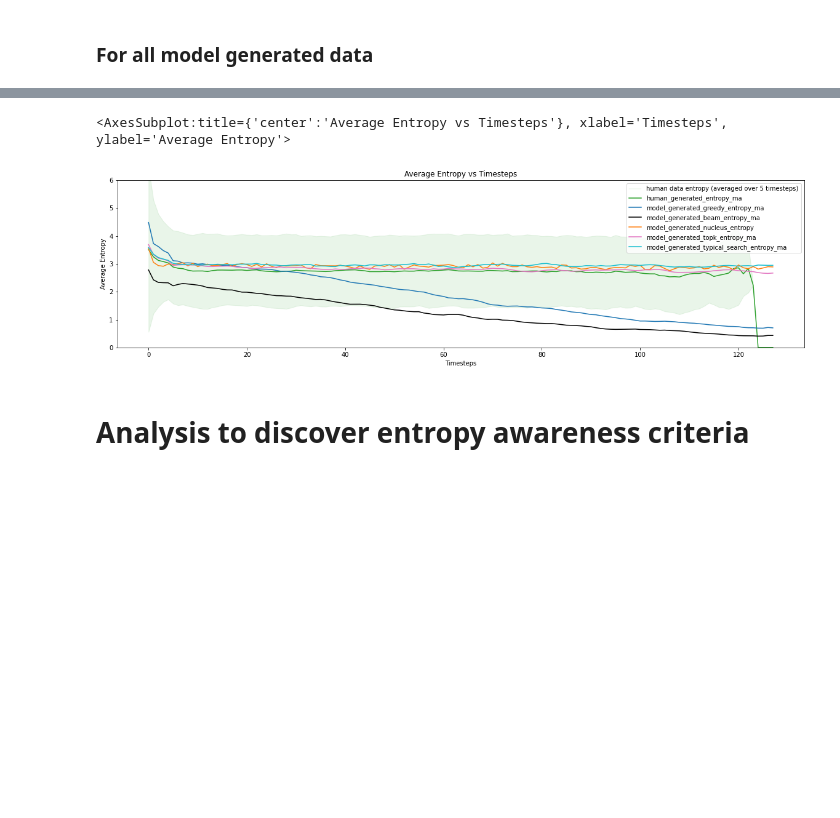
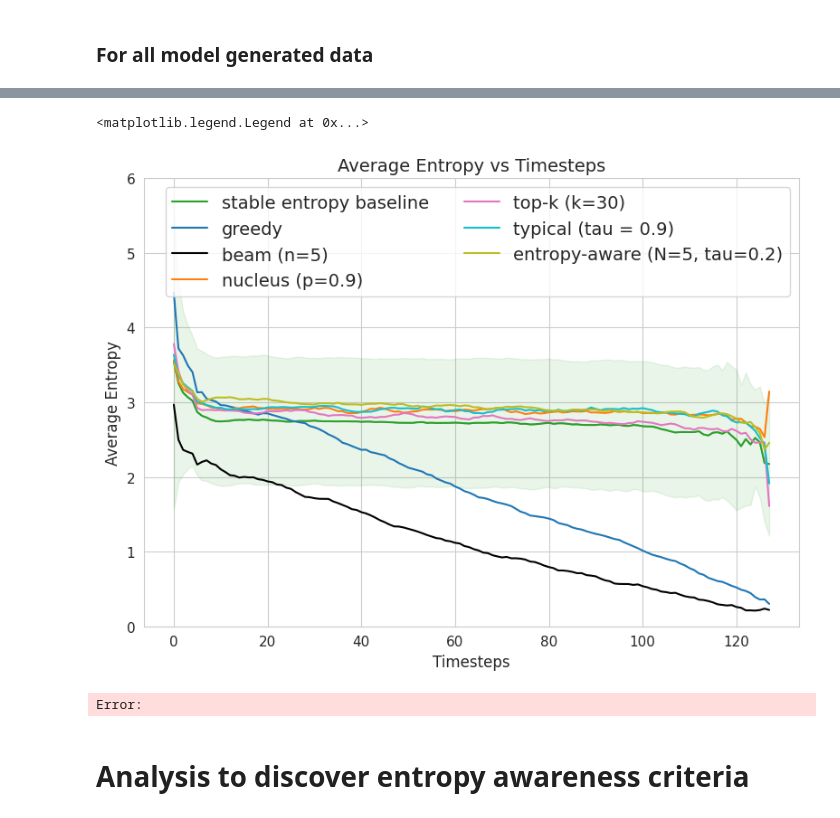
Before and after one commit to kushalarora/stable_entropy_hypothesis, a Jupyter notebook: text_completion/wiki/gpt2_wiki_prompt.ipynb, the cells around one changed output, grey strips where cells are left out. Saved outputs shown, nothing was run; the diff lists cells and outputs as text; code cells hidden in the pictures; blank space fills up the shorter version.

Commit message:
experiments generation and evaluation scripts.

```diff
--- a/text_completion/wiki/gpt2_wiki_prompt.ipynb
+++ b/text_completion/wiki/gpt2_wiki_prompt.ipynb
@@ -181,5 +191,5 @@ gpt2_eags_v3_generation = "/home/mila/a/arorakus/wdir/entropy_aware_search/data/
 # %%
-NUM_SEQ=7713
+NUM_SEQ=2000
 MAX_LEN = 128
 WIDTH = 5
 # %% [markdown]
@@ -275,16 +306,16 @@ model_typical_dataframe = pd.read_json(gpt2_typical_generation, lines=True)\
                                 .rename(columns={'prefix':'context',
                                                  'generation': 'model_text'})
 
-model_eags_v1_dataframe = pd.read_json(gpt2_eags_v1_generation, lines=True)\
+model_ead_v4_dataframe = pd.read_json(gpt2_ead_v4_generation, lines=True)\
                                 .rename(columns={'prefix':'context',
                                                  'generation': 'model_text'})
 
-model_eags_v2_dataframe = pd.read_json(gpt2_eags_v2_generation, lines=True)\
-                                .rename(columns={'prefix':'context',
-                                                 'generation': 'model_text'})
+# model_eags_v2_dataframe = pd.read_json(gpt2_eags_v2_generation, lines=True)\
+#                                 .rename(columns={'prefix':'context',
+#                                                  'generation': 'model_text'})
 
-model_eags_v3_dataframe = pd.read_json(gpt2_eags_v3_generation, lines=True)\
-                                .rename(columns={'prefix':'context',
-                                                 'generation': 'model_text'})
+# model_eags_v3_dataframe = pd.read_json(gpt2_eags_v3_generation, lines=True)\
+#                                 .rename(columns={'prefix':'context',
+#                                                  'generation': 'model_text'})
 # model_eabs_dataframe = pd.read_csv(gpt2_entropy_beam_generation, sep='\t', names=['context', 'model_text', 'voilations', 'entropies'])
 # %%
@@ -648,5 +636,5 @@ model_gen_topk_avg_ma_entropy_pd, model_gen_topk_ma_entropies = compute_average_
 # %%
 # Typical Decoding
-model_gen_typical_avg_entropy_pd, model_gen_typical_entropies = compute_average_across_sequences(model_typical_dataframe, gpt2_model, tokenizer, column_prefix='model_generated_typical_search',  max_len=MAX_LEN, num_seq=NUM_SEQ, cache=True)
+# model_gen_typical_avg_entropy_pd, model_gen_typical_entropies = compute_average_across_sequences(model_typical_dataframe, gpt2_model, tokenizer, column_prefix='model_generated_typical_search',  max_len=MAX_LEN, num_seq=NUM_SEQ, cache=True)
 
-model_gen_typical_avg_ma_entropy_pd, model_gen_typical_ma_entropies = compute_average_across_sequences(model_typical_dataframe, gpt2_model, tokenizer, column_prefix='model_generated_typical_search', width=5,  max_len=MAX_LEN, to_be_averaged="entropy_ma", num_seq=NUM_SEQ, cache=True)
+model_gen_typical_avg_ma_entropy_pd, model_gen_typical_ma_entropies = compute_average_across_sequences(model_typical_dataframe, gpt2_model, tokenizer, column_prefix='model_generated_typical_decoding', width=5,  max_len=MAX_LEN, to_be_averaged="entropy_ma", num_seq=NUM_SEQ, cache=True)
@@ -652,0 +645,2 @@ model_gen_typical_avg_ma_entropy_pd, model_gen_typical_ma_entropies = compute_av
+# %%
+model_gen_ead_avg_ma_entropy_pd, model_gen_ead_ma_entropies = compute_average_across_sequences(model_ead_v4_dataframe, gpt2_model, tokenizer, column_prefix='model_generated_entropy_aware_decoding', width=5,  max_len=MAX_LEN, to_be_averaged="entropy_ma", num_seq=NUM_SEQ, cache=True)
@@ -653,22 +651,36 @@ model_gen_typical_avg_ma_entropy_pd, model_gen_typical_ma_entropies = compute_av
 # %%
-model_vs_human_avg_entropies = pd.concat([human_avg_ma_entropy_pd, model_gen_greedy_avg_ma_entropy_pd,  model_gen_beam_avg_ma_entropy_pd, model_gen_nucleus_avg_entropy_pd, model_gen_topk_avg_ma_entropy_pd, model_gen_typical_avg_ma_entropy_pd],axis=1)
+model_vs_human_avg_entropies = pd.concat([human_avg_ma_entropy_pd, model_gen_greedy_avg_ma_entropy_pd,  model_gen_beam_avg_ma_entropy_pd, model_gen_nucleus_avg_ma_entropy_pd, model_gen_topk_avg_ma_entropy_pd, model_gen_typical_avg_ma_entropy_pd, model_gen_ead_avg_ma_entropy_pd],axis=1)
 
-fig, ax = plt.subplots(figsize=(20, 5))
+model_vs_human_avg_entropies = model_vs_human_avg_entropies.drop(["Unnamed: 0"], axis=1)
 
-plot_avg_entropies_mean_std(human_ma_entropies, ax, 'human data entropy (averaged over 5 timesteps)', color='tab:green', std_dev=1.5, linewidth=0.1)
+model_vs_human_avg_entropies = model_vs_human_avg_entropies.rename(columns={
+                                                   'human_generated_entropy_ma': 'stable entropy baseline',
+                                                   'greedy_entropy_ma':'greedy',
+                                                   'model_generated_beam_entropy_ma': 'beam (n=5)',
+                                                   'model_generated_nucleus_entropy_ma': 'nucleus (p=0.9)',
+                                                   'model_generated_topk_entropy_ma': 'top-k (k=30)',
+                                                   'model_generated_typical_decoding_entropy_ma': 'typical (tau = 0.9)',
+                                                   'model_generated_entropy_aware_decoding_entropy_ma': 'entropy-aware (N=5, tau=0.2)'})
+figsize=(8,6)
+fig, ax = plt.subplots(figsize=figsize, tight_layout=True)
 
-styles=['tab:green', 'tab:blue', 'black', 'tab:orange', 'tab:pink', 'tab:cyan']
+# plot_avg_entropies_mean_std(human_ma_entropies, ax, 'human data entropy (averaged over 5 timesteps)', color='tab:green', std_dev=1.0, linewidth=1)
+plot_avg_entropies_mean_std(human_ma_entropies,  ax=ax, color='tab:green', std_dev=1.0, linewidth=1.0)
+
+styles=['tab:green', 'tab:blue', 'black', 'tab:orange', 'tab:pink', 'tab:cyan', 'tab:olive']
 model_vs_human_avg_entropies.plot(
     title='Average Entropy vs Timesteps',
-    figsize=(20, 5),
+    figsize=figsize,
     xlabel="Timesteps",
     ylabel="Average Entropy",
     style=styles,
     ax=ax
 )
+plt.legend(fontsize=14, ncol=2)
 # %% [output]
-<AxesSubplot:title={'center':'Average Entropy vs Timesteps'}, xlabel='Timesteps', ylabel='Average Entropy'>
+<matplotlib.legend.Legend at 0x...>
-[figure, old version]
+[figure, new version]
+Error:
 # %% [markdown]
 # Analysis to discover entropy awareness criteria
 # %%
```
Also changed, not shown: parts of 25 cells of this notebook, 27 other files.
